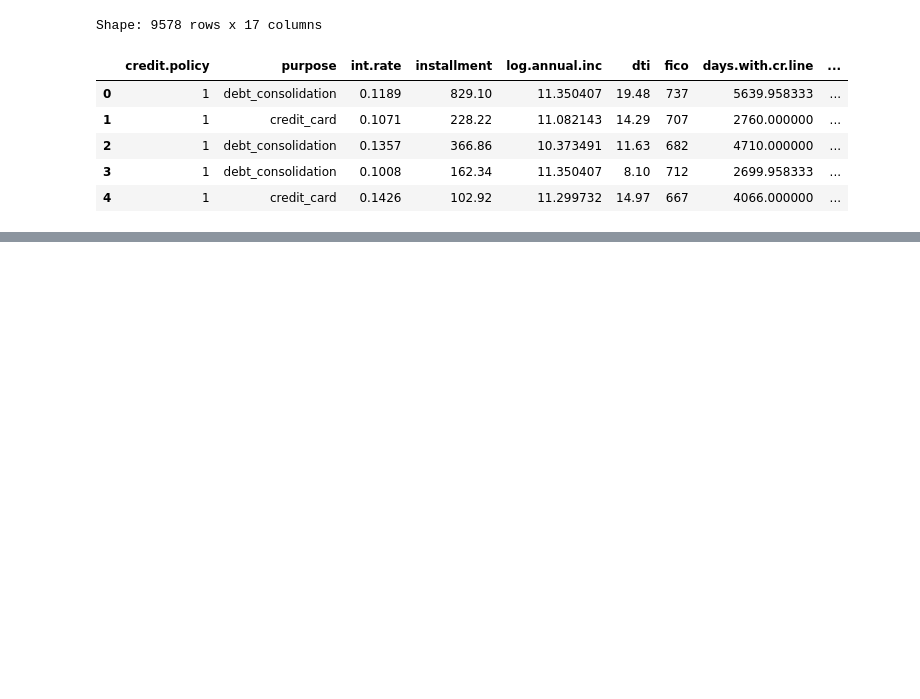
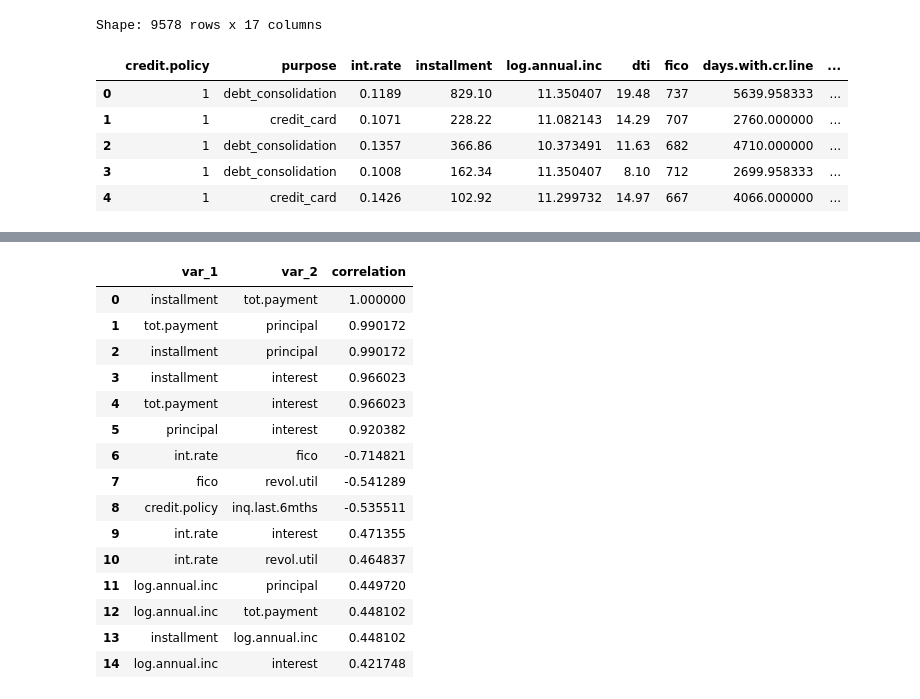
Before and after one commit to JLaniado/credit_ete_analysis, a Jupyter notebook: U2/notebooks/Credit_Default_Update2.ipynb, the cells around one changed output, grey strips where cells are left out. Saved outputs shown, nothing was run; the diff lists cells and outputs as text; code cells hidden in the pictures; blank space fills up the shorter version.

```diff
--- a/U2/notebooks/Credit_Default_Update2.ipynb
+++ b/U2/notebooks/Credit_Default_Update2.ipynb
@@ -24,0 +43,30 @@ Shape: 9578 rows x 17 columns
+# %%
+top_n = 15
+corr_pairs = (
+    corr.where(np.triu(np.ones(corr.shape), k=1).astype(bool))
+        .stack()
+        .rename('correlation')
+        .reset_index()
+        .rename(columns={'level_0': 'var_1', 'level_1': 'var_2'})
+)
+corr_pairs['abs_correlation'] = corr_pairs['correlation'].abs()
+corr_pairs = corr_pairs.sort_values('abs_correlation', ascending=False).drop(columns='abs_correlation')
+
+display(corr_pairs.head(top_n).reset_index(drop=True))
+# %% [output]
+|  | var_1 | var_2 | correlation |
+| 0 | installment | tot.payment | 1.000000 |
+| 1 | tot.payment | principal | 0.990172 |
+| 2 | installment | principal | 0.990172 |
+| 3 | installment | interest | 0.966023 |
+| 4 | tot.payment | interest | 0.966023 |
+| 5 | principal | interest | 0.920382 |
+| 6 | int.rate | fico | -0.714821 |
+| 7 | fico | revol.util | -0.541289 |
+| 8 | credit.policy | inq.last.6mths | -0.535511 |
+| 9 | int.rate | interest | 0.471355 |
+| 10 | int.rate | revol.util | 0.464837 |
+| 11 | log.annual.inc | principal | 0.449720 |
+| 12 | log.annual.inc | tot.payment | 0.448102 |
+| 13 | installment | log.annual.inc | 0.448102 |
+| 14 | log.annual.inc | interest | 0.421748 |
```
Also changed, not shown: parts of 6 cells of this notebook.
